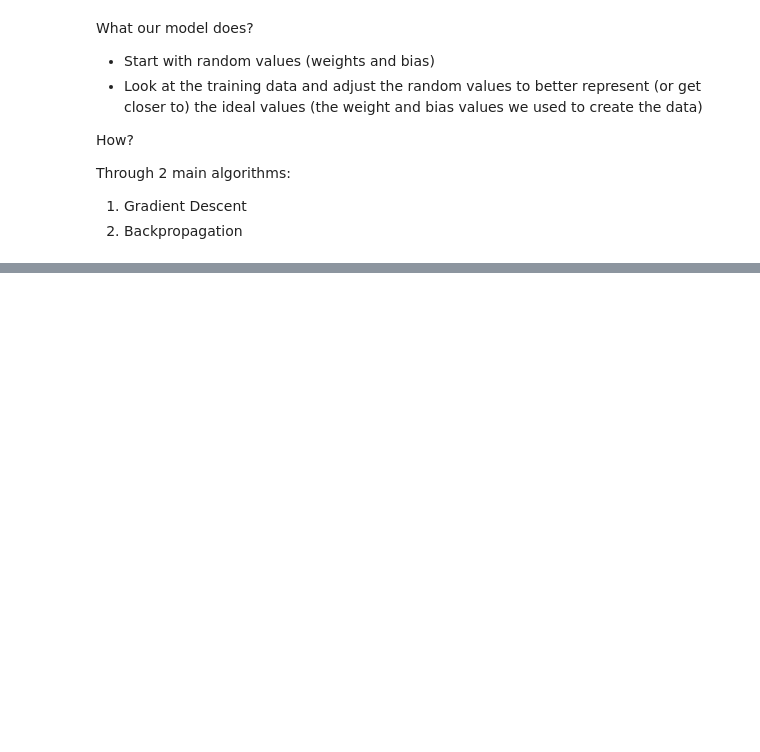
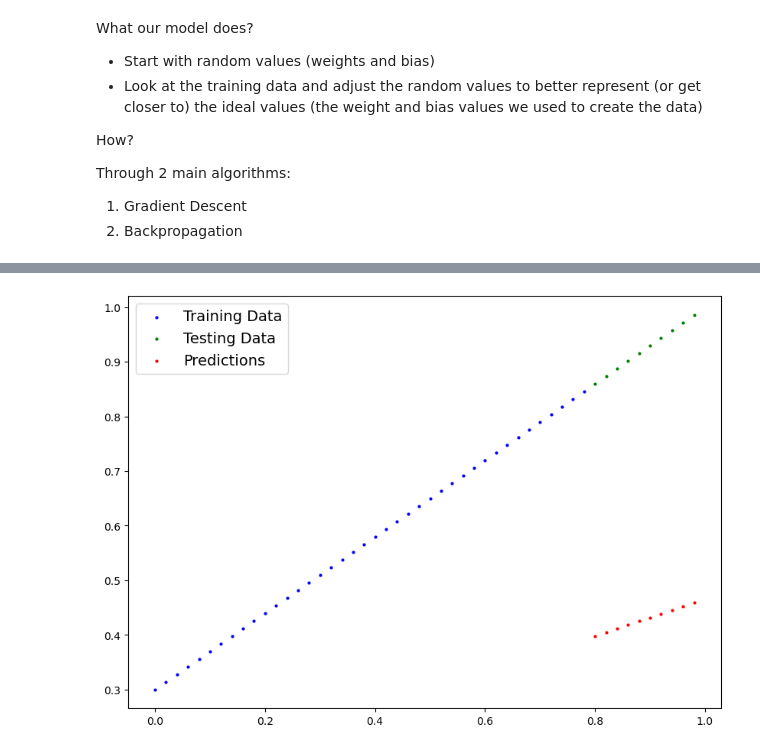
Before and after one commit to Geeky-Muhtasim/deep-learning-pytorch-journey, a Jupyter notebook: pytorch_workflow/03_pytorch_dl.ipynb, the cells around one changed output, grey strips where cells are left out. Drawn from its saved outputs; the diff is of its cells as text; code cells hidden in the pictures; blank space fills up the shorter version.

```diff
--- a/pytorch_workflow/03_pytorch_dl.ipynb
+++ b/pytorch_workflow/03_pytorch_dl.ipynb
@@ -113,0 +121,6 @@ class LinearRegressionModel(nn.Module):
+# %%
+torch.manual_seed(42)
+
+model_0 = LinearRegressionModel()
+
+list(model_0.parameters())
@@ -113,0 +136,5 @@ class LinearRegressionModel(nn.Module):
+# %%
+with torch.inference_mode():
+    y_preds = model_0(X_test)
+
+y_preds
@@ -113,0 +165,4 @@ class LinearRegressionModel(nn.Module):
+# %%
+plot_predictions(predictions=y_preds)
+# %% [output]
+[figure, added]
```
Also changed, not shown: parts of 8 cells of this notebook.
